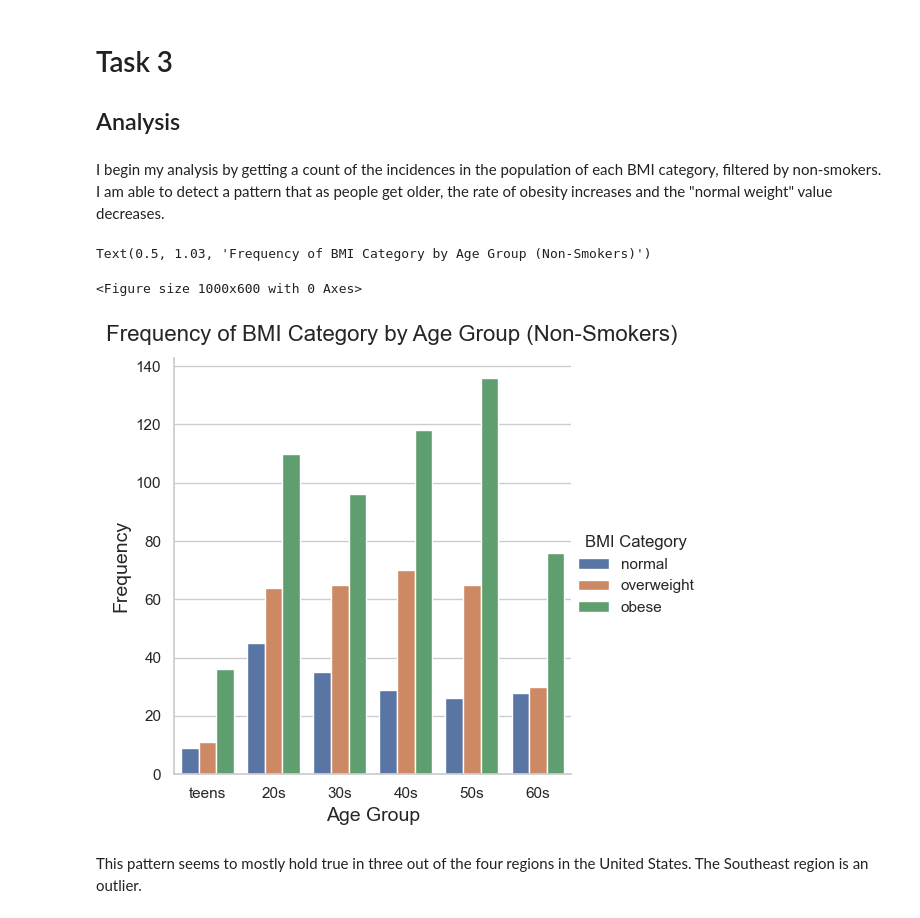
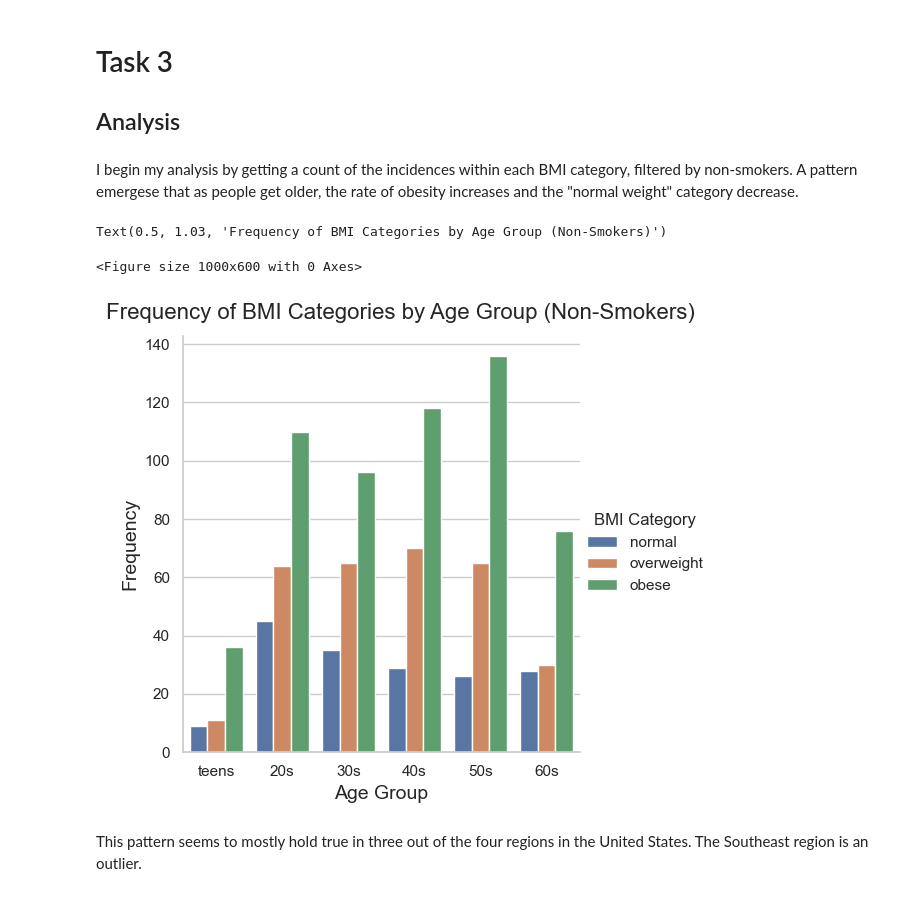
Before and after one commit to ubco-W2022T2-data301/project-group-group10, a Jupyter notebook: analysis/analysis1.ipynb, the cells around one changed output. Drawn from its saved outputs; the diff is of its cells as text; code cells hidden in the pictures.

```diff
--- a/analysis/analysis1.ipynb
+++ b/analysis/analysis1.ipynb
@@ -845,30 +863,30 @@ data.head()
 # Task 3
 ## Analysis
 # %% [markdown]
-I begin my analysis by getting a count of the incidences in the population of each BMI category, filtered by non-smokers.  I am able to detect a pattern that as people get older, the rate of obesity increases and the "normal weight" value decreases.
+I begin my analysis by getting a count of the incidences within each BMI category, filtered by non-smokers.  A pattern emergese that as people get older, the rate of obesity increases and the "normal weight" category decrease.
 # %%
 import seaborn as sns
 
 sns.set(style="whitegrid")
 plt.figure(figsize=(10, 6))
 
 smokers_df = filtered_df[filtered_df['Smoker'] == 'no']
 age_order = ['teens', '20s', '30s', '40s', '50s', '60s']
 bmi_order = ['normal', 'overweight', 'obese']
 
 plot = sns.catplot(x='Age Group',
                    hue='BMI Category',
                    hue_order=bmi_order,
                    data=smokers_df,
                    kind='count',
                    order=age_order)
 
 plot.set_axis_labels('Age Group', 'Frequency', fontsize=14)
-plot.fig.suptitle('Frequency of BMI Category by Age Group (Non-Smokers)', fontsize=16, y=1.03)
+plot.fig.suptitle('Frequency of BMI Categories by Age Group (Non-Smokers)', fontsize=16, y=1.03)
 # %% [output]
-Text(0.5, 1.03, 'Frequency of BMI Category by Age Group (Non-Smokers)')
+Text(0.5, 1.03, 'Frequency of BMI Categories by Age Group (Non-Smokers)')
 <Figure size 1000x600 with 0 Axes>
-[figure, old version]
+[figure, new version]
 # %% [markdown]
 This pattern seems to mostly hold true in three out of the four regions in the United States.  The Southeast region is an outlier.
 # %%
```
Also changed, not shown: parts of 18 cells of this notebook, 2 other files.
